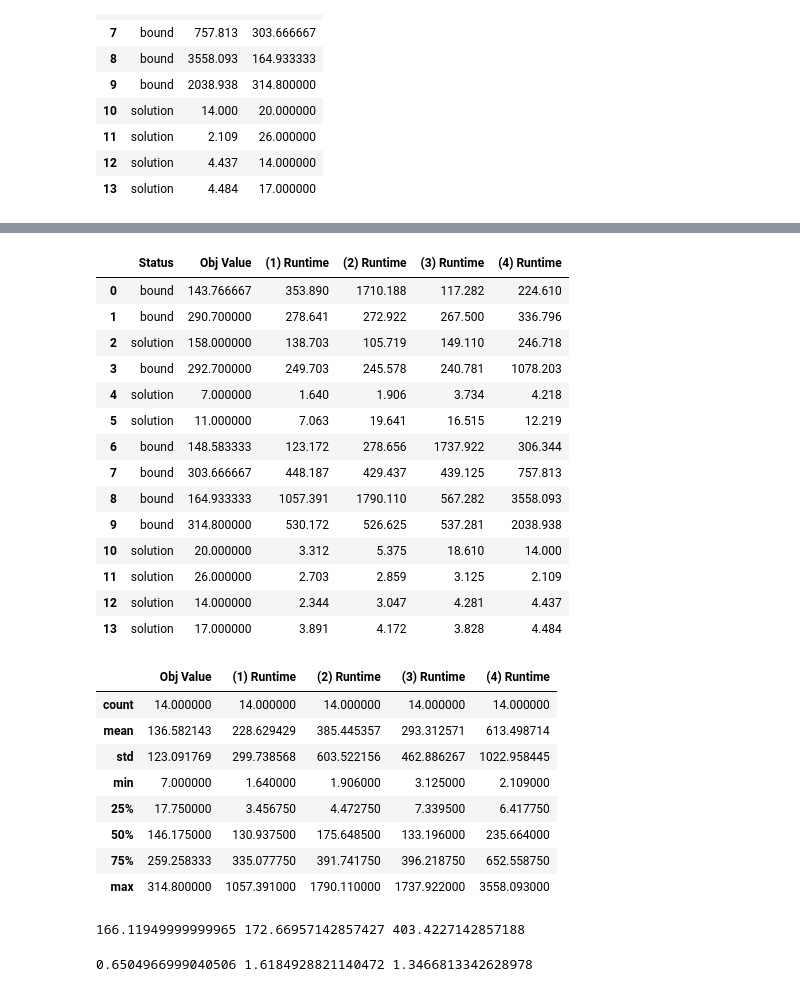
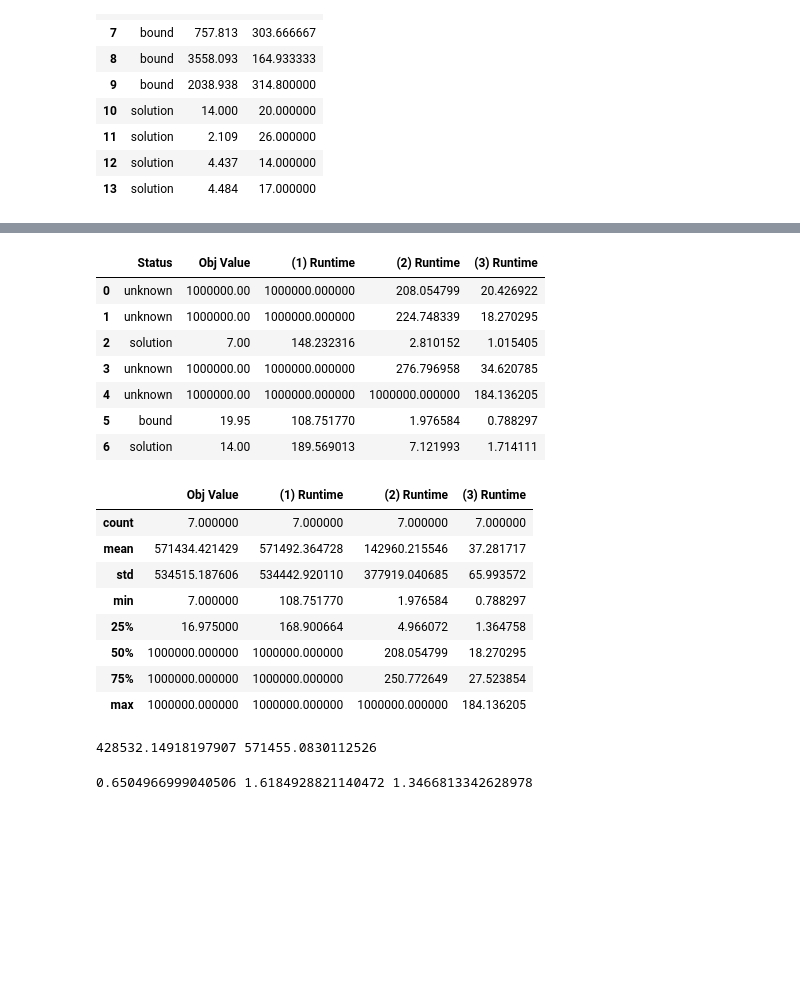
Before and after one commit to renzo-b/exam-timetabling-smac, a Jupyter notebook: process_results_wh.ipynb, the cells around one changed output, grey strips where cells are left out. Drawn from its saved outputs; the diff is of its cells as text; code cells hidden in the pictures; blank space fills up the shorter version.

```diff
--- a/process_results_wh.ipynb
+++ b/process_results_wh.ipynb
@@ -9,7 +9,7 @@ import pandas as pd
 #mypath = r"C:\Users\William Hazen\Documents\GitHub\exam-timetabling-smac\cplex_results\run_5_before_class"
 #mypath = r'C:\Users\William Hazen\Documents\GitHub\exam-timetabling-smac\cplex_results\min_runtime_T1'
 #mypath = r"C:\Users\William Hazen\Documents\GitHub\exam-timetabling-smac\cplex_results\test_run"
-mypath = r"C:\Users\William Hazen\Documents\GitHub\exam-timetabling-smac\cplex_results\test_run_min_cost"
+mypath = r"cplex_results/analysis"
 f = []
 for (dirpath, dirnames, filenames) in os.walk(mypath):
     filenames
@@ -463,43 +425,36 @@ Name: (1) Runtime, dtype: float64
 # %%
 df_batch_runtime = pd.DataFrame({
     "Status": status_list[0],
     "Obj Value": obj_list[0],
     "(1) Runtime": runtime_list[0],
     "(2) Runtime": runtime_list[1],
     "(3) Runtime": runtime_list[2],
-    "(4) Runtime": runtime_list[3],
+    #"(4) Runtime": runtime_list[3],
     #"(5) Runtime": runtime_list[4],
 })
 
 df_batch_runtime
 # %% [output]
-|  | Status | Obj Value | (1) Runtime | (2) Runtime | (3) Runtime | (4) Runtime |
-| 0 | bound | 143.766667 | 353.890 | 1710.188 | 117.282 | 224.610 |
-| 1 | bound | 290.700000 | 278.641 | 272.922 | 267.500 | 336.796 |
-| 2 | solution | 158.000000 | 138.703 | 105.719 | 149.110 | 246.718 |
-| 3 | bound | 292.700000 | 249.703 | 245.578 | 240.781 | 1078.203 |
-| 4 | solution | 7.000000 | 1.640 | 1.906 | 3.734 | 4.218 |
-| 5 | solution | 11.000000 | 7.063 | 19.641 | 16.515 | 12.219 |
-| 6 | bound | 148.583333 | 123.172 | 278.656 | 1737.922 | 306.344 |
-| 7 | bound | 303.666667 | 448.187 | 429.437 | 439.125 | 757.813 |
-| 8 | bound | 164.933333 | 1057.391 | 1790.110 | 567.282 | 3558.093 |
-| 9 | bound | 314.800000 | 530.172 | 526.625 | 537.281 | 2038.938 |
-| 10 | solution | 20.000000 | 3.312 | 5.375 | 18.610 | 14.000 |
-| 11 | solution | 26.000000 | 2.703 | 2.859 | 3.125 | 2.109 |
-| 12 | solution | 14.000000 | 2.344 | 3.047 | 4.281 | 4.437 |
-| 13 | solution | 17.000000 | 3.891 | 4.172 | 3.828 | 4.484 |
+|  | Status | Obj Value | (1) Runtime | (2) Runtime | (3) Runtime |
+| 0 | unknown | 1000000.00 | 1000000.000000 | 208.054799 | 20.426922 |
+| 1 | unknown | 1000000.00 | 1000000.000000 | 224.748339 | 18.270295 |
+| 2 | solution | 7.00 | 148.232316 | 2.810152 | 1.015405 |
+| 3 | unknown | 1000000.00 | 1000000.000000 | 276.796958 | 34.620785 |
+| 4 | unknown | 1000000.00 | 1000000.000000 | 1000000.000000 | 184.136205 |
+| 5 | bound | 19.95 | 108.751770 | 1.976584 | 0.788297 |
+| 6 | solution | 14.00 | 189.569013 | 7.121993 | 1.714111 |
 # %%
 df_batch_runtime.describe()
 # %% [output]
-|  | Obj Value | (1) Runtime | (2) Runtime | (3) Runtime | (4) Runtime |
-| count | 14.000000 | 14.000000 | 14.000000 | 14.000000 | 14.000000 |
-| mean | 136.582143 | 228.629429 | 385.445357 | 293.312571 | 613.498714 |
-| std | 123.091769 | 299.738568 | 603.522156 | 462.886267 | 1022.958445 |
-| min | 7.000000 | 1.640000 | 1.906000 | 3.125000 | 2.109000 |
-| 25% | 17.750000 | 3.456750 | 4.472750 | 7.339500 | 6.417750 |
-| 50% | 146.175000 | 130.937500 | 175.648500 | 133.196000 | 235.664000 |
-| 75% | 259.258333 | 335.077750 | 391.741750 | 396.218750 | 652.558750 |
-| max | 314.800000 | 1057.391000 | 1790.110000 | 1737.922000 | 3558.093000 |
+|  | Obj Value | (1) Runtime | (2) Runtime | (3) Runtime |
+| count | 7.000000 | 7.000000 | 7.000000 | 7.000000 |
+| mean | 571434.421429 | 571492.364728 | 142960.215546 | 37.281717 |
+| std | 534515.187606 | 534442.920110 | 377919.040685 | 65.993572 |
+| min | 7.000000 | 108.751770 | 1.976584 | 0.788297 |
+| 25% | 16.975000 | 168.900664 | 4.966072 | 1.364758 |
+| 50% | 1000000.000000 | 1000000.000000 | 208.054799 | 18.270295 |
+| 75% | 1000000.000000 | 1000000.000000 | 250.772649 | 27.523854 |
+| max | 1000000.000000 | 1000000.000000 | 1000000.000000 | 184.136205 |
 # %%
 from sklearn.metrics import mean_absolute_error, mean_absolute_percentage_error, mean_squared_error
 # %%
@@ -512,12 +467,12 @@ y_predict_4 = df_batch_4.drop(["Status", "Obj Value"], axis=1)
 # %%
 err_2 = mean_absolute_error(y_true, y_predict_2)
 err_3 = mean_absolute_error(y_true, y_predict_3)
-err_4 = mean_absolute_error(y_true, y_predict_4)
+#err_4 = mean_absolute_error(y_true, y_predict_4)
 #err_5 = mean_absolute_error(y_true, y_predict_5)
 
-print(err_2,err_3, err_4)#, err_5)
+print(err_2,err_3)#, err_4)#, err_5)
 # %% [output]
-166.11949999999965 172.66957142857427 403.4227142857188
+428532.14918197907 571455.0830112526
 # %%
 p_err_2 = mean_absolute_percentage_error(y_true, y_predict_2)
 p_err_3 = mean_absolute_percentage_error(y_true, y_predict_3)
```
Also changed, not shown: parts of 15 cells of this notebook.
